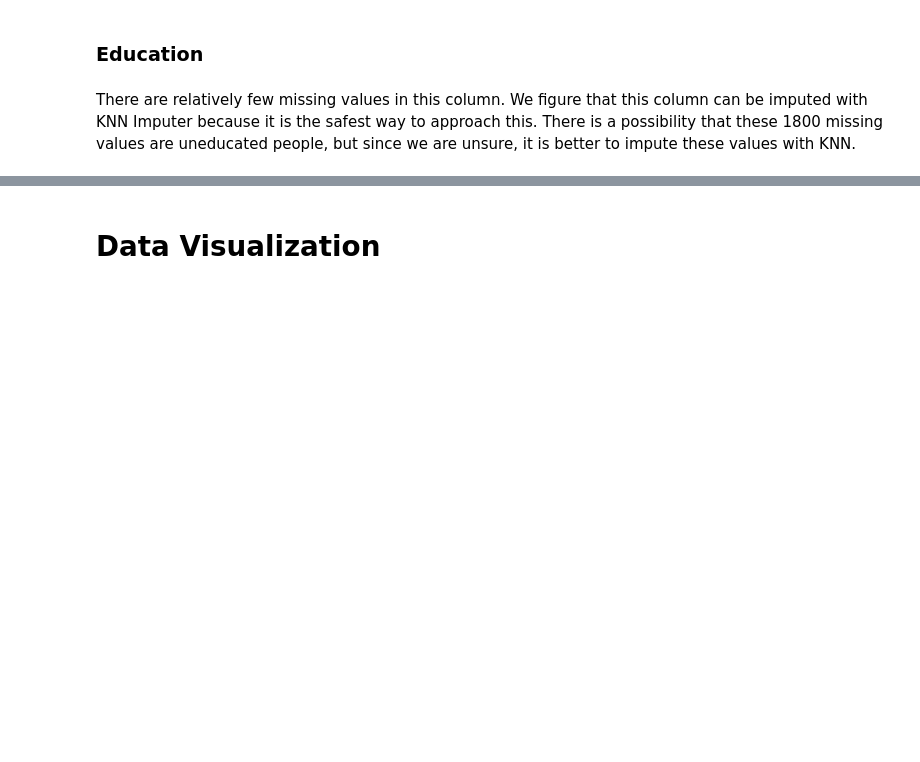
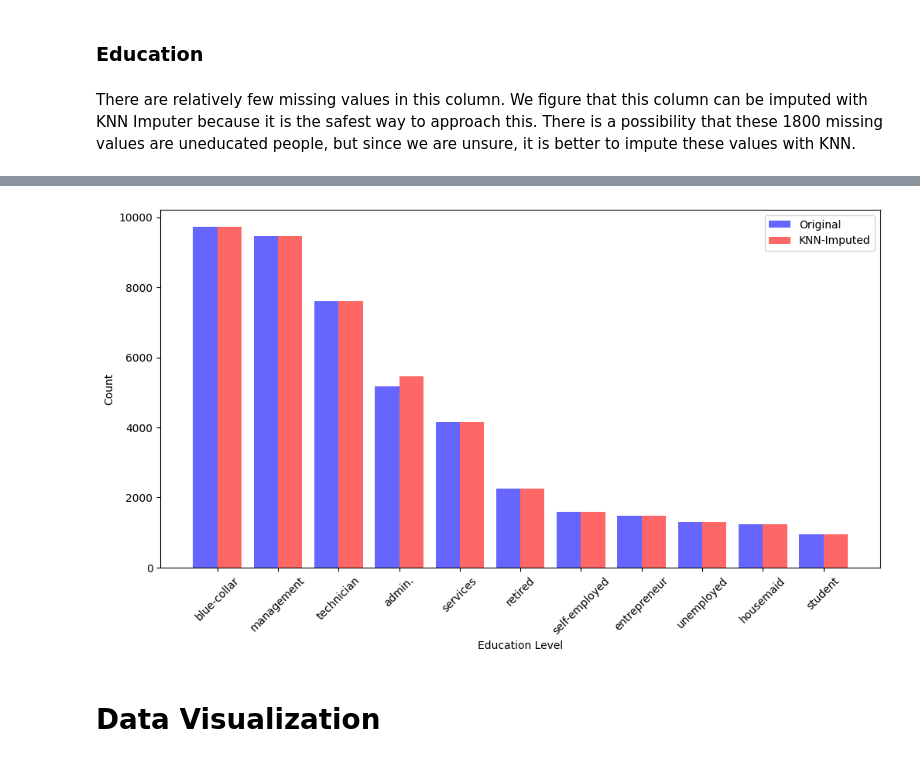
Before and after one commit to colew658/bank_marketing_eda, a Jupyter notebook: eda_lab.ipynb, the cells around one changed output, grey strips where cells are left out. Cells and saved outputs as stored; diff of their text form; code cells hidden in the pictures; blank space fills up the shorter version.

```diff
--- a/eda_lab.ipynb
+++ b/eda_lab.ipynb
@@ -192,0 +290,15 @@ df.drop(columns=["contact", "poutcome"], inplace=True)
+# %%
+# Reverse One-Hot Encoding for 'job' and 'education'
+# job
+df_imputed_reversed=df.copy()
+job_categories = [col for col in df_imputed.columns if col.startswith("job_")]
+df_imputed_reversed["job"] = df_imputed[job_categories].idxmax(axis=1).str.replace("job_", "")
+
+# 'education'
+education_categories = [col for col in df_imputed.columns if col.startswith("education_")]
+df_imputed_reversed["education"] = df_imputed[education_categories].idxmax(axis=1).str.replace("education_", "")
+
+df_imputed_reversed.drop(columns=["contact", "poutcome"], inplace=True)
+
+df_imputed_reversed.info()
+df_imputed_reversed.head()
@@ -193,3 +350,31 @@ df.drop(columns=["contact", "poutcome"], inplace=True)
+# %%
+# Count occurrences of each education category
+original_counts = df["job"].value_counts()
+imputed_counts = df_imputed_reversed["job"].value_counts()
+
+# Create bar chart
+plt.figure(figsize=(12, 6))
+bar_width = 0.4  # Width of bars
+
+# Positions for bars
+index = np.arange(len(original_counts))
+
+# Plot original and imputed data side by side
+plt.bar(index, original_counts.values, bar_width, label="Original", color="blue", alpha=0.6)
+plt.bar(index + bar_width, imputed_counts.values, bar_width, label="KNN-Imputed", color="red", alpha=0.6)
+
+# Label the axes
+plt.xlabel("Education Level")
+plt.ylabel("Count")
+
+# Set x-axis labels
+plt.xticks(index + bar_width / 2, original_counts.index, rotation=45)
+
+plt.legend()
+
+plt.show()
+# %% [output]
+[figure, added]
 # %% [markdown]
 # Data Visualization
 # %% [markdown]
```
Also changed, not shown: parts of 11 cells of this notebook.
